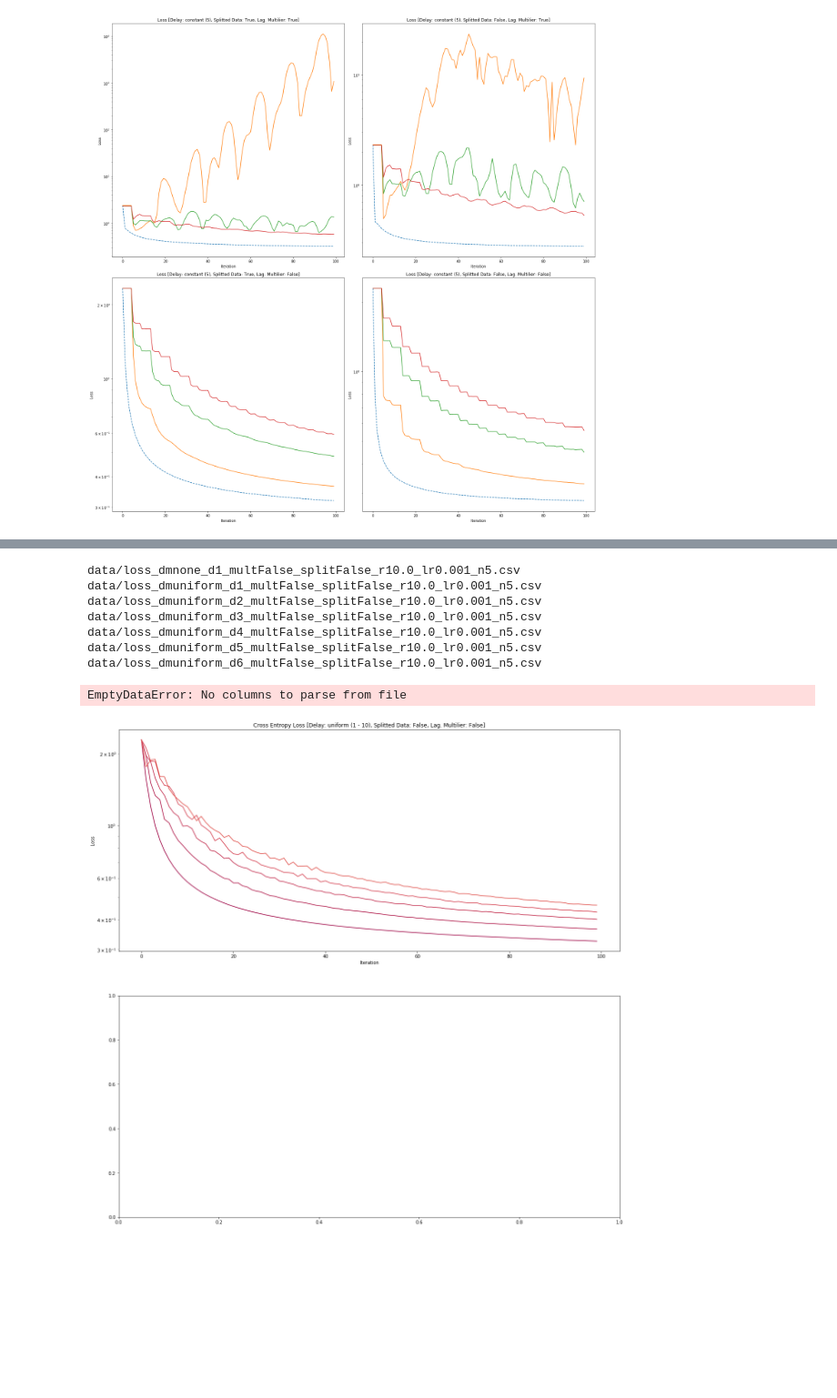
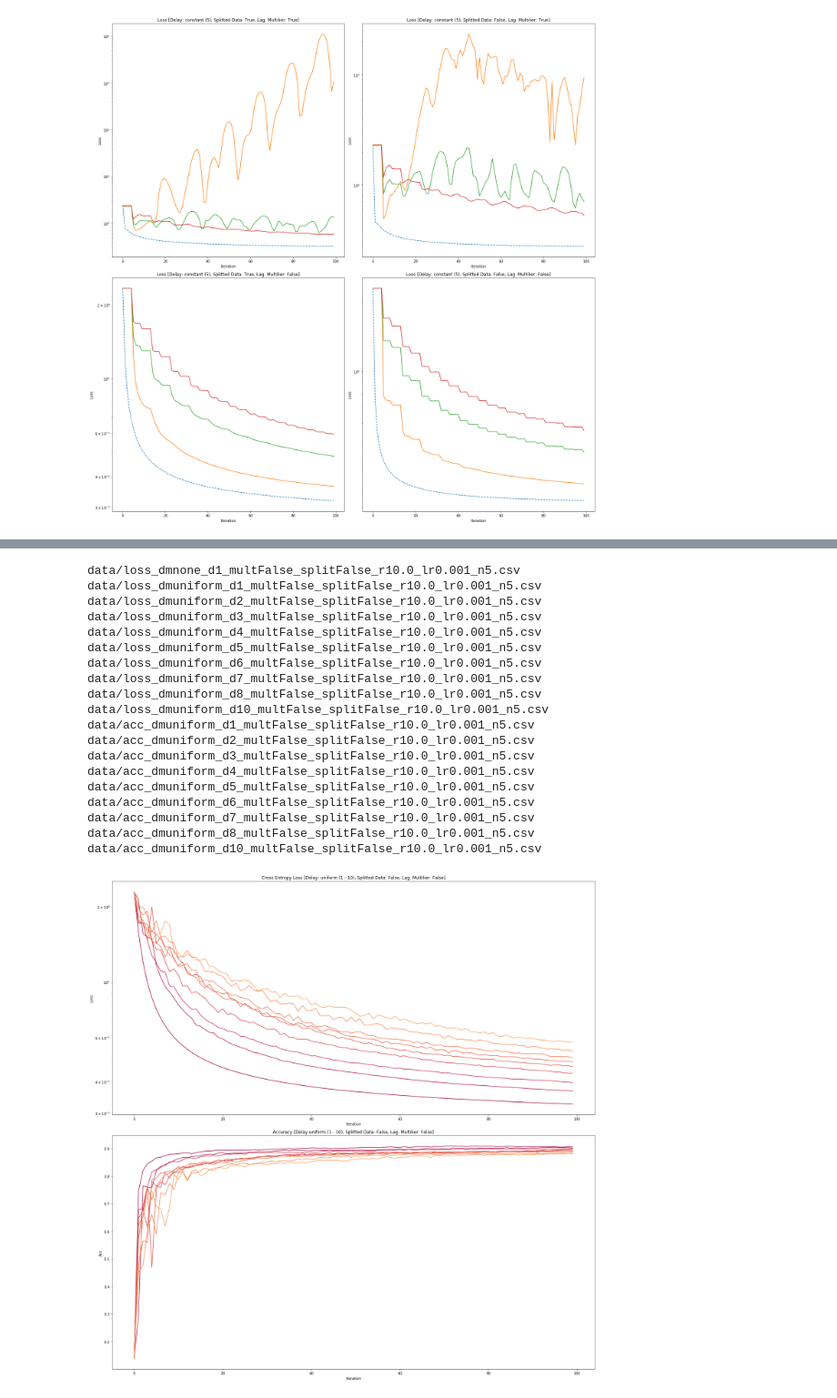
Before and after one commit to filipre/master-experiments, a Jupyter notebook: admm-logistic-regression/visualizations.ipynb, the cells around one changed output, grey strips where cells are left out. Shown at 91% size. Cells and saved outputs as stored; diff of their text form; code cells hidden in the pictures; blank space fills up the shorter version.

```diff
--- a/admm-logistic-regression/visualizations.ipynb
+++ b/admm-logistic-regression/visualizations.ipynb
@@ -312,5 +282,5 @@ EmptyDataError: No columns to parse from file
 # %%
-createDifferentDelayGraph(n=5, lr=0.001, dm="uniform", r=10.0, ds=[1, 2, 3, 4, 5, 6, 8, 10])
+createDifferentDelayGraph(n=5, lr=0.001, dm="uniform", r=10.0, ds=[1, 2, 3, 4, 5, 6, 7, 8, 10])
 # %% [output]
 data/loss_dmnone_d1_multTrue_splitTrue_r10.0_lr0.001_n5.csv
 data/loss_dmuniform_d1_multTrue_splitTrue_r10.0_lr0.001_n5.csv
@@ -369,9 +345,20 @@ data/acc_dmuniform_d10_multFalse_splitTrue_r10.0_lr0.001_n5.csv
 data/loss_dmnone_d1_multFalse_splitFalse_r10.0_lr0.001_n5.csv
 data/loss_dmuniform_d1_multFalse_splitFalse_r10.0_lr0.001_n5.csv
 data/loss_dmuniform_d2_multFalse_splitFalse_r10.0_lr0.001_n5.csv
 data/loss_dmuniform_d3_multFalse_splitFalse_r10.0_lr0.001_n5.csv
 data/loss_dmuniform_d4_multFalse_splitFalse_r10.0_lr0.001_n5.csv
 data/loss_dmuniform_d5_multFalse_splitFalse_r10.0_lr0.001_n5.csv
 data/loss_dmuniform_d6_multFalse_splitFalse_r10.0_lr0.001_n5.csv
+data/loss_dmuniform_d7_multFalse_splitFalse_r10.0_lr0.001_n5.csv
+data/loss_dmuniform_d8_multFalse_splitFalse_r10.0_lr0.001_n5.csv
+data/loss_dmuniform_d10_multFalse_splitFalse_r10.0_lr0.001_n5.csv
+data/acc_dmuniform_d1_multFalse_splitFalse_r10.0_lr0.001_n5.csv
+data/acc_dmuniform_d2_multFalse_splitFalse_r10.0_lr0.001_n5.csv
+data/acc_dmuniform_d3_multFalse_splitFalse_r10.0_lr0.001_n5.csv
+data/acc_dmuniform_d4_multFalse_splitFalse_r10.0_lr0.001_n5.csv
+data/acc_dmuniform_d5_multFalse_splitFalse_r10.0_lr0.001_n5.csv
+data/acc_dmuniform_d6_multFalse_splitFalse_r10.0_lr0.001_n5.csv
+data/acc_dmuniform_d7_multFalse_splitFalse_r10.0_lr0.001_n5.csv
+data/acc_dmuniform_d8_multFalse_splitFalse_r10.0_lr0.001_n5.csv
+data/acc_dmuniform_d10_multFalse_splitFalse_r10.0_lr0.001_n5.csv
-EmptyDataError: No columns to parse from file
-[figure, old version]
+[figure, new version]
```
Also changed, not shown: parts of 2 cells of this notebook, 2 other files.
